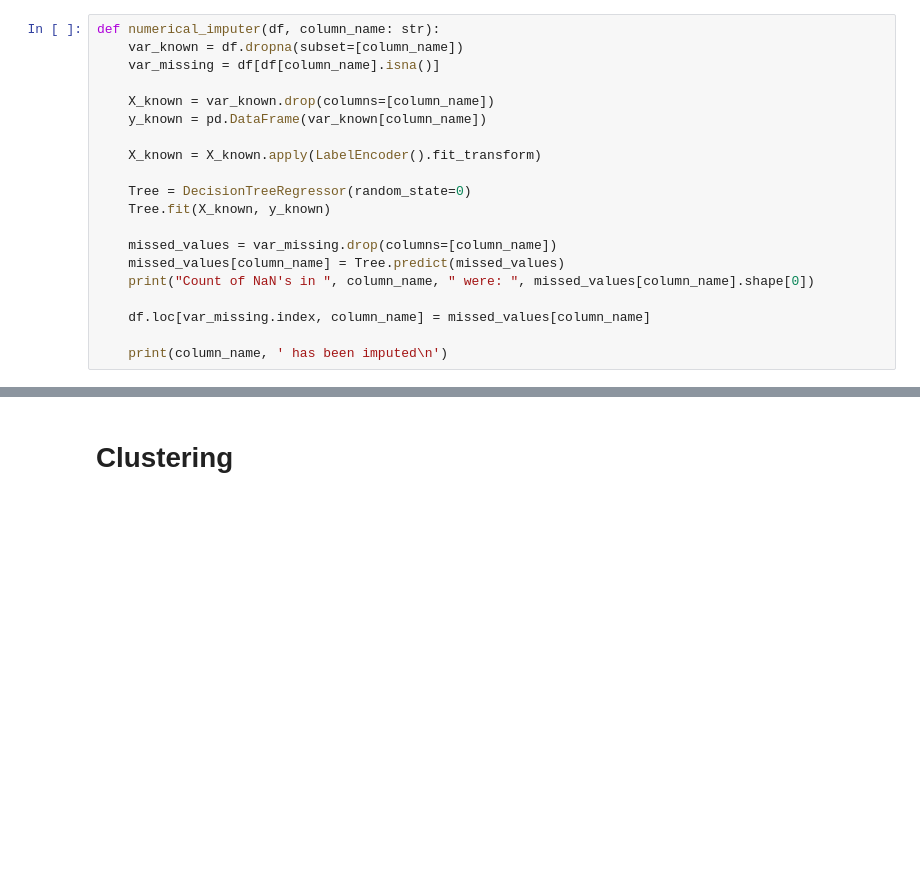
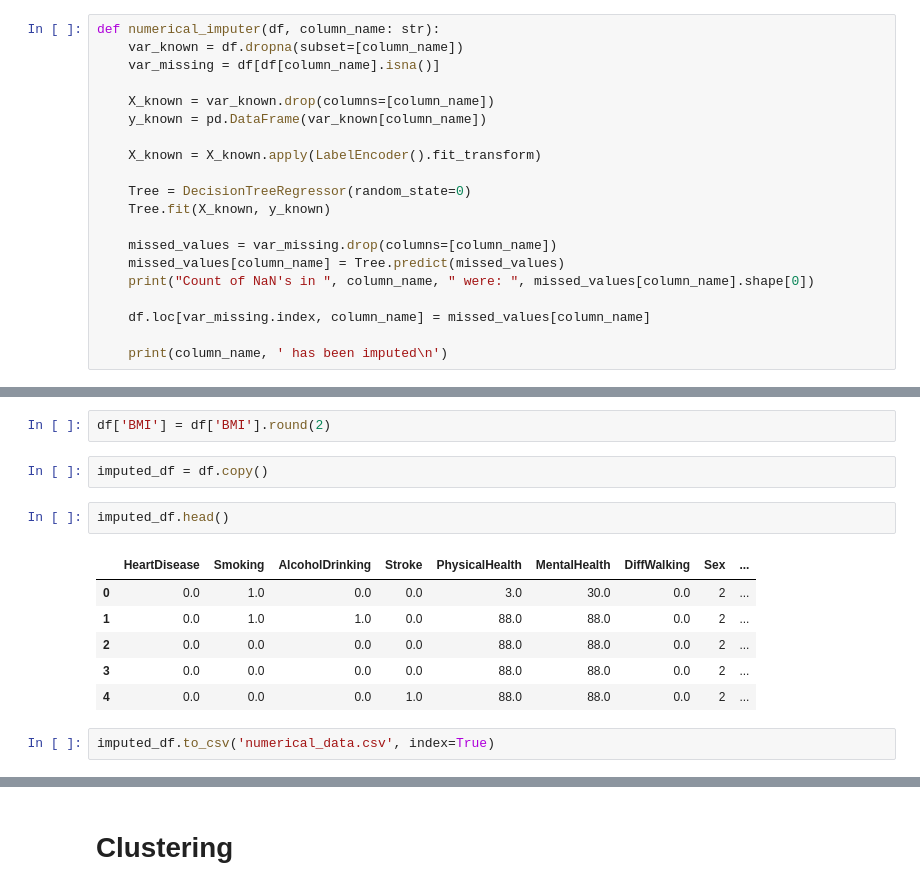
Before and after one commit to yahyamomtaz/Heart-Attack-Project, a Jupyter notebook: heart-attack-complete-project.ipynb, the cells around one changed output, grey strips where cells are left out. Saved outputs shown, nothing was run; the diff lists cells and outputs as text; blank space fills up the shorter version.

Commit message:
new data created

```diff
--- a/heart-attack-complete-project.ipynb
+++ b/heart-attack-complete-project.ipynb
@@ -552,0 +528,15 @@ BMI_calc : 3769
+# %%
+df['BMI'] = df['BMI'].round(2)
+# %%
+imputed_df = df.copy()
+# %%
+imputed_df.head()
+# %% [output]
+|  | HeartDisease | Smoking | AlcoholDrinking | Stroke | PhysicalHealth | MentalHealth | DiffWalking | Sex | ... |
+| 0 | 0.0 | 1.0 | 0.0 | 0.0 | 3.0 | 30.0 | 0.0 | 2 | ... |
+| 1 | 0.0 | 1.0 | 1.0 | 0.0 | 88.0 | 88.0 | 0.0 | 2 | ... |
+| 2 | 0.0 | 0.0 | 0.0 | 0.0 | 88.0 | 88.0 | 0.0 | 2 | ... |
+| 3 | 0.0 | 0.0 | 0.0 | 0.0 | 88.0 | 88.0 | 0.0 | 2 | ... |
+| 4 | 0.0 | 0.0 | 0.0 | 1.0 | 88.0 | 88.0 | 0.0 | 2 | ... |
+# %%
+imputed_df.to_csv('numerical_data.csv', index=True)
```
Also changed, not shown: parts of 13 cells of this notebook, 2 other files.
